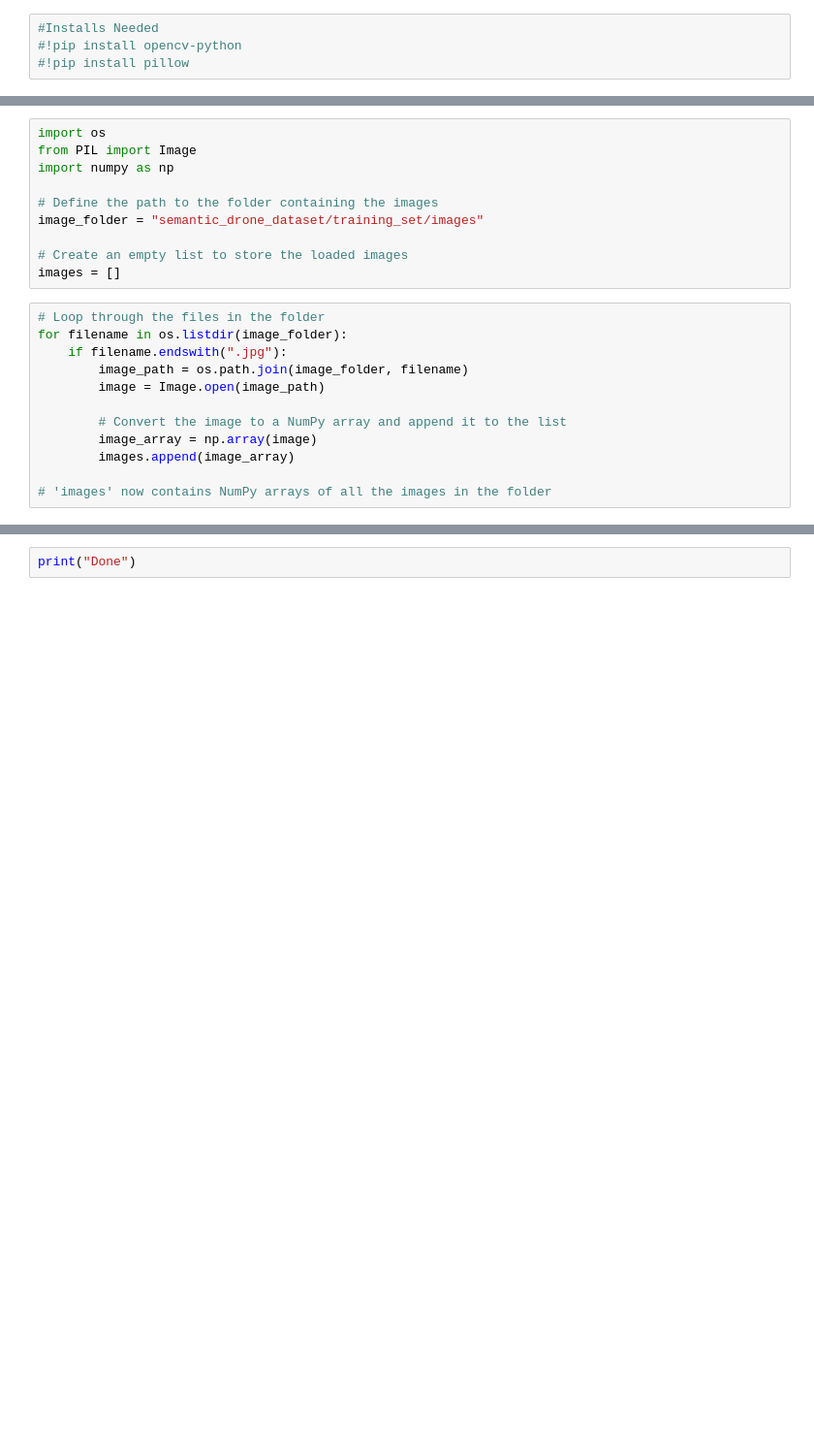
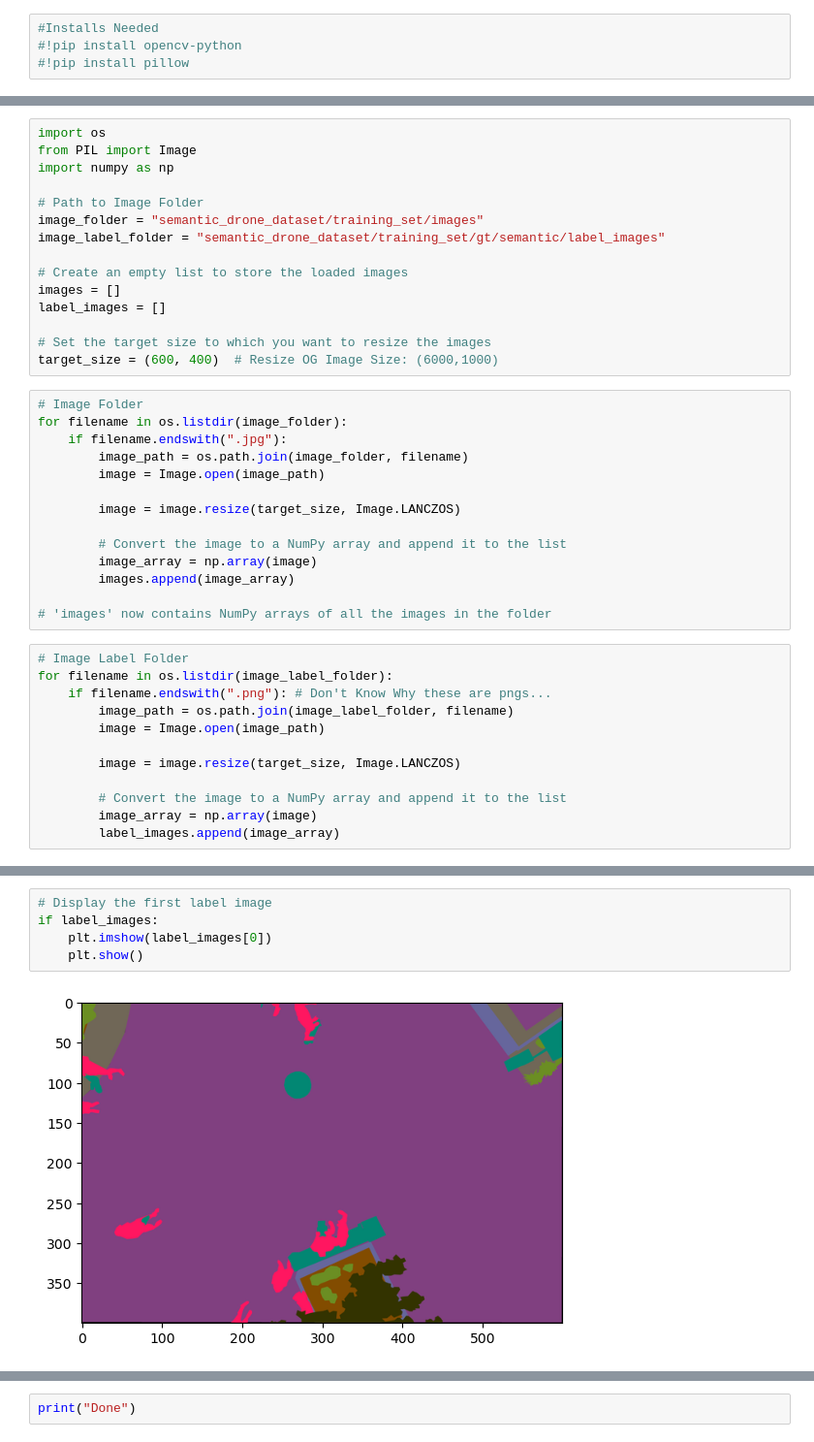
Before and after one commit to Tick-Magnet/DroneSegmentation, a Jupyter notebook: DroneSegmentation.ipynb, the cells around one changed output, grey strips where cells are left out. Shown: that part at 97% size. Drawn from its saved outputs; the diff is of its cells as text; blank space fills up the shorter version.

```diff
--- a/DroneSegmentation.ipynb
+++ b/DroneSegmentation.ipynb
@@ -7,23 +11,42 @@ import os
 from PIL import Image
 import numpy as np
 
-# Define the path to the folder containing the images
+# Path to Image Folder
 image_folder = "semantic_drone_dataset/training_set/images"
+image_label_folder = "semantic_drone_dataset/training_set/gt/semantic/label_images"
 
 # Create an empty list to store the loaded images
 images = []
+label_images = []
+
+# Set the target size to which you want to resize the images
+target_size = (600, 400)  # Resize OG Image Size: (6000,1000)
 # %%
-# Loop through the files in the folder
+# Image Folder
 for filename in os.listdir(image_folder):
     if filename.endswith(".jpg"):
         image_path = os.path.join(image_folder, filename)
         image = Image.open(image_path)
+
+        image = image.resize(target_size, Image.LANCZOS)
 
         # Convert the image to a NumPy array and append it to the list
         image_array = np.array(image)
         images.append(image_array)
 
 # 'images' now contains NumPy arrays of all the images in the folder
+# %%
+# Image Label Folder
+for filename in os.listdir(image_label_folder):
+    if filename.endswith(".png"): # Don't Know Why these are pngs...
+        image_path = os.path.join(image_label_folder, filename)
+        image = Image.open(image_path)
+
+        image = image.resize(target_size, Image.LANCZOS)
+
+        # Convert the image to a NumPy array and append it to the list
+        image_array = np.array(image)
+        label_images.append(image_array)
 # %%
 import matplotlib.pyplot as plt
 
@@ -35 +60,8 @@ if images:
+# %%
+# Display the first label image
+if label_images:
+    plt.imshow(label_images[0])
+    plt.show()
+# %% [output]
+[figure, added]
 # %%
```
Also changed, not shown: parts of 12 cells of this notebook, 1 other file.
